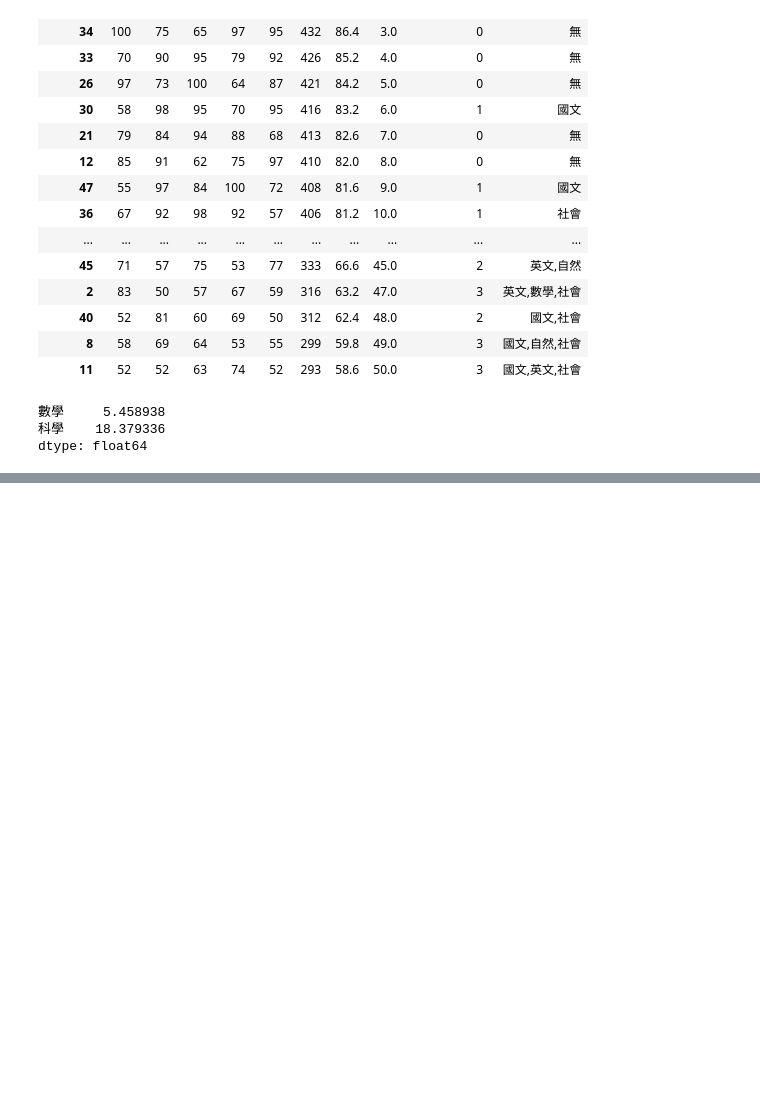
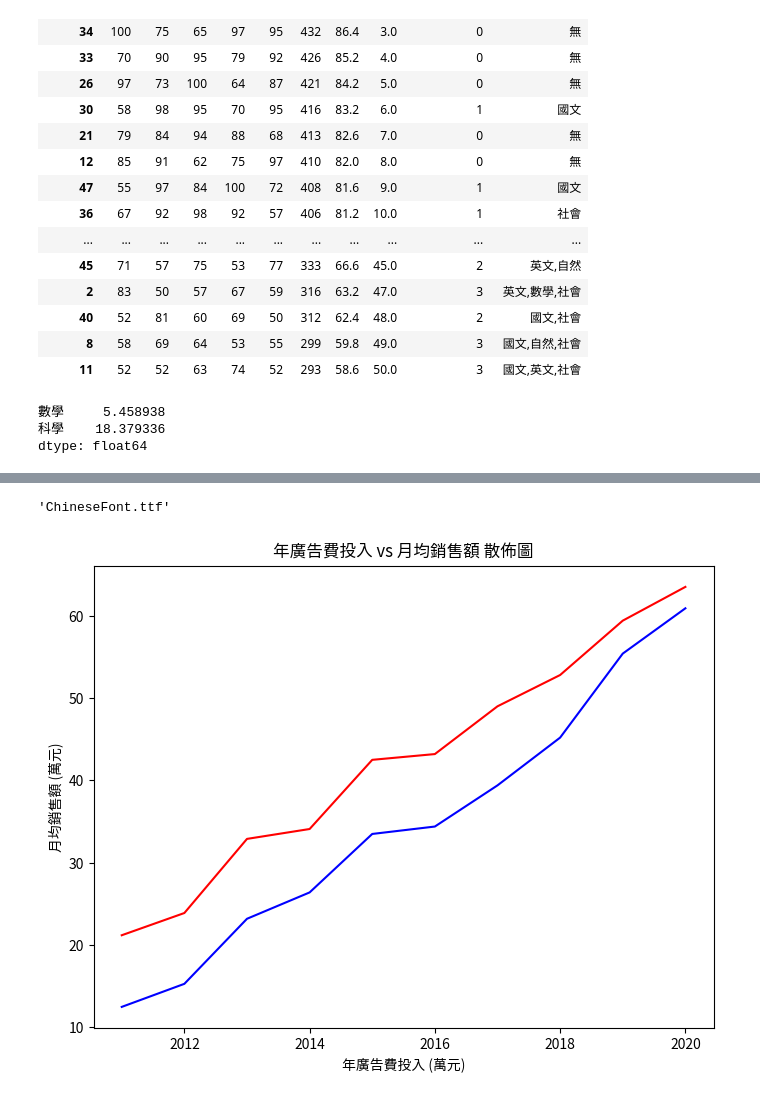
Before and after one commit to roberthsu2003/__2025_10_14_2_4_ai__, a Jupyter notebook: lesson17/lesson17_5.ipynb, the cells around one changed output, grey strips where cells are left out. Saved outputs shown, nothing was run; the diff lists cells and outputs as text; code cells hidden in the pictures; blank space fills up the shorter version.

```diff
--- a/lesson17/lesson17_5.ipynb
+++ b/lesson17/lesson17_5.ipynb
@@ -115,0 +137,13 @@ dtype: float64
+# %%
+#某財務軟體公司在全國有許多代理商，為研究它的財務軟體產品的廣告投入與銷售額的關係，
+#統計人員隨機選擇10家代理商進行觀察，搜集到年廣告投入費和月平均銷售額的數據，
+#並編製成相關表
+#相關係數計算
+import pandas as pd
+import numpy as np
+
+data = {'年廣告費投入':[12.5, 15.3, 23.2, 26.4, 33.5, 34.4, 39.4, 45.2, 55.4, 60.9],
+            '月均銷售額':[21.2, 23.9, 32.9, 34.1, 42.5, 43.2, 49.0, 52.8, 59.4, 63.5]}
+data_df = pd.DataFrame(data,index=[2011,2012,2013,2014,2015,2016,2017,2018,2019,2020])
+print(data_df)
+data_df.corr()  # 計算相關係數
@@ -115,0 +165,24 @@ dtype: float64
+# %%
+import wget
+wget.download("https://github.com/roberthsu2003/machine_learning/raw/refs/heads/main/source_data/ChineseFont.ttf")
+# %% [output]
+'ChineseFont.ttf'
+# %%
+import matplotlib as mpl
+from matplotlib.font_manager import fontManager
+
+fontManager.addfont("ChineseFont.ttf")
+mpl.rc('font', family="ChineseFont")
+# %%
+import matplotlib.pyplot as plt
+figure = plt.figure(figsize=(8, 6))
+axes = figure.add_subplot(1, 1, 1)
+# 改變marker顏色
+axes.plot(data_df.index, data_df['月均銷售額'], color='red')
+axes.plot(data_df.index, data_df['年廣告費投入'], color='blue')
+axes.set_title('年廣告費投入 vs 月均銷售額 散佈圖')
+axes.set_xlabel('年廣告費投入 (萬元)')
+axes.set_ylabel('月均銷售額 (萬元)')
+plt.show()
+# %% [output]
+[figure, added]
```
Also changed, not shown: parts of 2 cells of this notebook, 1 other file.
